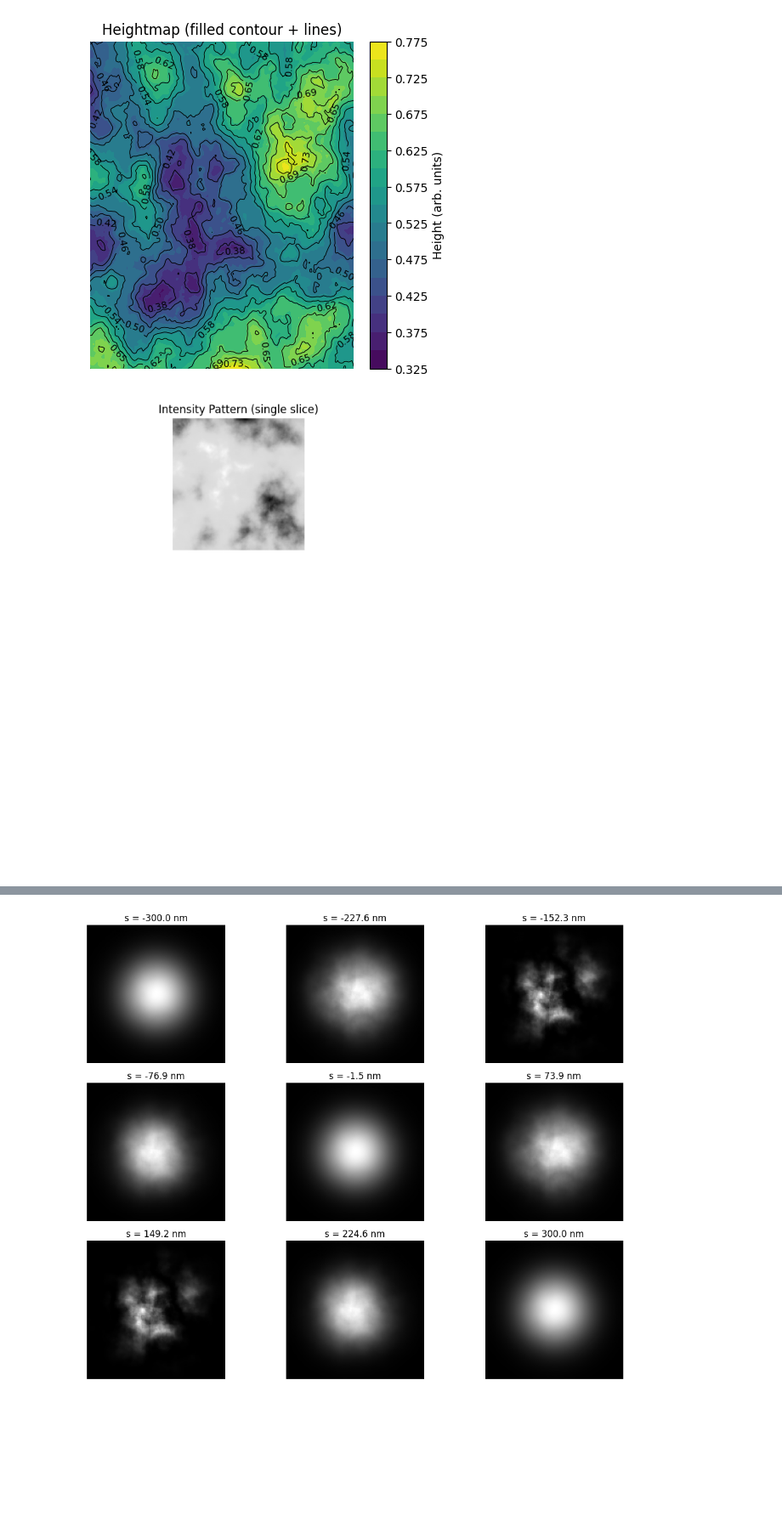
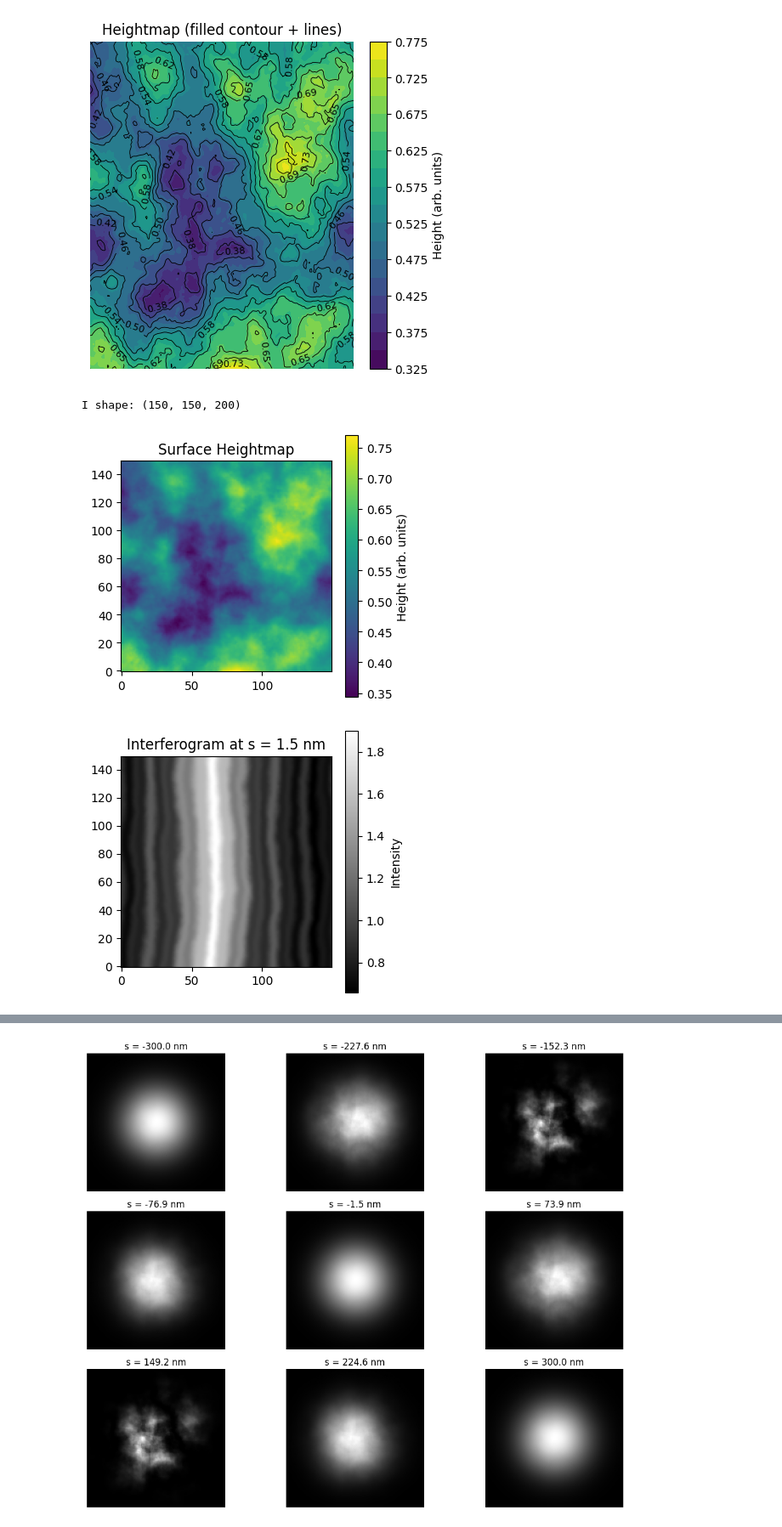
Before and after one commit to Hemanth-Kashyap-Gundamaraju/White-Light-Interferometry, a Jupyter notebook: wli_simulator.ipynb, the cells around one changed output, grey strips where cells are left out. Shown at 85% size. Drawn from its saved outputs; the diff is of its cells as text; code cells hidden in the pictures; blank space fills up the shorter version.

```diff
--- a/wli_simulator.ipynb
+++ b/wli_simulator.ipynb
@@ -88,14 +88,9 @@ def simulate_interferogram(z_surface, lambda0=600.0, Lc=100.0, s_range=None,
                            n_wl=41, V0=0.9, background=0.0, camera_noise=0.0,
                            height_scale=1.0, tilt_amount_nm=0.0):
     """
-    Spectrally-integrated white-light interferogram (Michelson) that
-    follows the input heightmap (ZYGO-like).
-
-    height_scale: multiply z_surface values before computing OPD (default 1.0)
-    tilt_amount_nm: optional tilt added to OPD (in nm). Use 0 for pure height-following.
+    Spectrally-integrated white-light interferogram (Michelson-like).
+    Returns I(y,x,s) and s_range.
     """
-    import numpy as np
-
     if s_range is None:
         s_range = np.linspace(-300, 300, 200)
 
@@ -103,10 +98,10 @@ def simulate_interferogram(z_surface, lambda0=600.0, Lc=100.0, s_range=None,
     z_surface_nm = _to_nm(z_surface)               # (Ny, Nx) in nm
     z_exp, s_exp = _expand_for_broadcast(z_surface_nm, s_range)  # (Ny,Nx,Ns)
 
-    # 2) Height-following Michelson OPD
+    # Height-following Michelson OPD
     OPD = 2.0 * (height_scale * z_exp - s_exp)    # (Ny,Nx,Ns) in nm
 
-    # optional tilt (broadcast correctly)
+    # optional tilt (straight fringes)
     if tilt_amount_nm != 0.0:
         Ny, Nx = z_surface_nm.shape
         x = np.linspace(-1.0, 1.0, Nx)
@@ -114,7 +109,7 @@ def simulate_interferogram(z_surface, lambda0=600.0, Lc=100.0, s_range=None,
         X, Y = np.meshgrid(x, y)
         OPD = OPD + tilt_amount_nm * X[:, :, None]
 
-    # 3) spectrum from coherence length (your code)
+    # 2) spectrum from coherence length (Gaussian spectrum)
     delta_lambda_fwhm = (lambda0**2) / (Lc + 1e-12)
     sigma_lambda = delta_lambda_fwhm / (2.0*np.sqrt(2.0*np.log(2.0)))
 
@@ -125,14 +120,13 @@ def simulate_interferogram(z_surface, lambda0=600.0, Lc=100.0, s_range=None,
     S = np.exp(-0.5 * ((wl - lambda0)/sigma_lambda)**2)
     S /= S.sum()
 
-    # 4) spectral integration
+    # 3) spectral integration
     I = np.zeros_like(OPD, dtype=float)
-
     for w, weight in zip(wl, S):
         phase = (2.0 * np.pi / w) * OPD
         I += weight * (1.0 + V0 * np.cos(phase))
 
-    # 5) background + noise
+    # 4) background + noise
     if background:
         I += background
 
@@ -305,19 +297,27 @@ plt.show()
 [figure]
 [figure]
 # %%
-fig = plt.figure(figsize=(6,9))
-ax1 = fig.add_subplot(311); ax1.axis('off')
-ax2 = fig.add_subplot(312); ax2.axis('off')
-ax3 = fig.add_subplot(313); ax3.axis('off')
+I, s_range = simulate_interferogram(heightmap, lambda0, Lc, s_range, tilt_amount_nm=800.0)
+print("I shape:", I.shape)
 
-# Select a frame to display (middle frame here)
-frame = I[:,:,I.shape[2]//2]
+# heightmap
+plt.figure(figsize=(4,4))
+plt.imshow(heightmap, cmap="viridis", origin="lower", aspect="equal")
+plt.colorbar(label="Height (arb. units)")
+plt.title("Surface Heightmap")
+plt.show()
 
-ax1.imshow(frame, cmap='gray')
-ax1.set_title('Intensity Pattern (single slice)')
+# one interferogram slice
+idx = len(s_range)//2
+plt.figure(figsize=(4,4))
+plt.imshow(I[:,:,idx], cmap="gray", origin="lower")
+plt.colorbar(label="Intensity")
+plt.title(f"Interferogram at s = {s_range[idx]:.1f} nm")
 plt.show()
 # %% [output]
+I shape: (150, 150, 200)
-[figure, old version]
+[figure, new version]
+[figure, added]
 # %%
 # Diagnostics: visualize heightmap -> phase -> wrapped phase and compare with LightPipes output
 import numpy as _np
```
Also changed, not shown: parts of 4 cells of this notebook, 1 other file.
